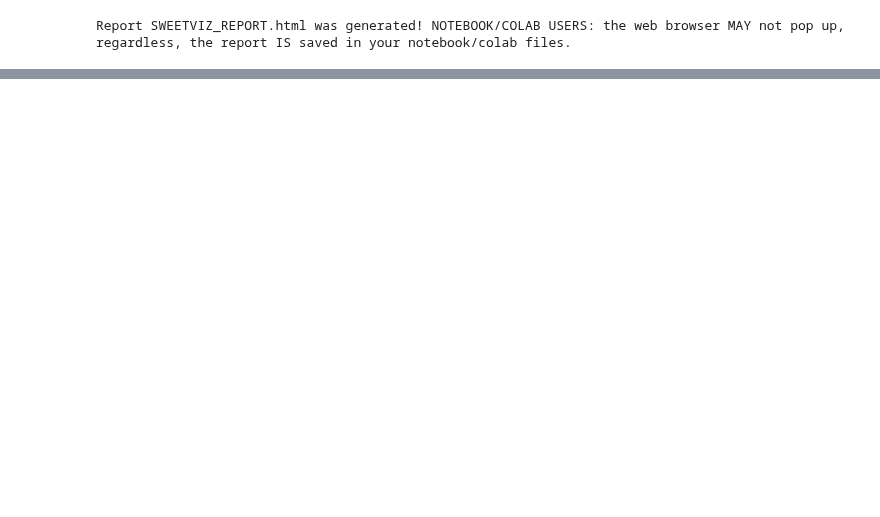
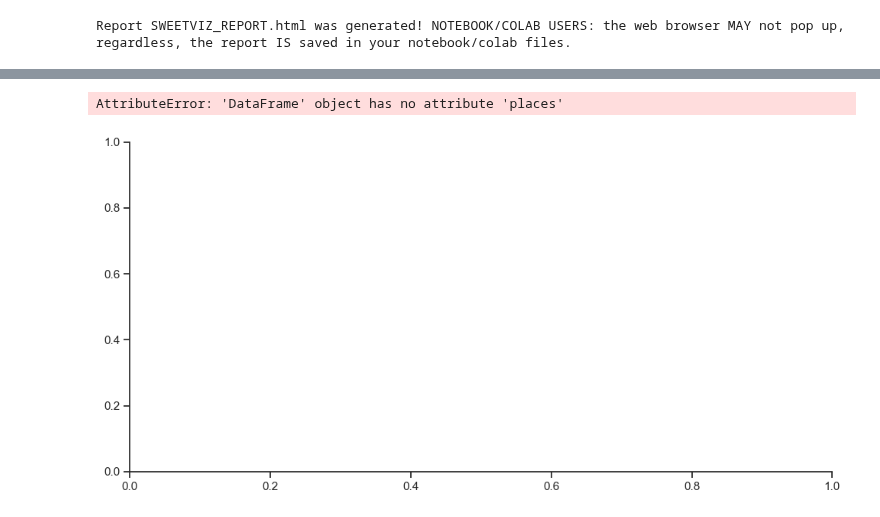
Before and after one commit to rromang/earthquake_modeling, a Jupyter notebook: noteboooks/data_exploration.ipynb, the cells around one changed output, grey strips where cells are left out. Drawn from its saved outputs; the diff is of its cells as text; code cells hidden in the pictures; blank space fills up the shorter version.

```diff
--- a/noteboooks/data_exploration.ipynb
+++ b/noteboooks/data_exploration.ipynb
@@ -204,0 +285,3 @@ Report SWEETVIZ_REPORT.html was generated! NOTEBOOK/COLAB USERS: the web browser
+# %%
+places_cnt = raw_data['place'].value_counts().rename_axis('places').to_frame('counts')
+places_cnt
@@ -204,0 +303,20 @@ Report SWEETVIZ_REPORT.html was generated! NOTEBOOK/COLAB USERS: the web browser
+# %%
+
+sns.set_theme(style="ticks")
+
+# diamonds = sns.load_dataset("diamonds")
+
+f, axs = plt.subplots(figsize=(10, 5))
+sns.despine(f)
+
+sns.countplot(
+    places_cnt.places,
+    x='counts',
+    palette="light:m_r",
+    edgecolor=".3",
+    linewidth=.5,
+    log_scale=False
+)
+# %% [output]
+AttributeError: 'DataFrame' object has no attribute 'places'
+[figure, added]
```
Also changed, not shown: parts of 5 cells of this notebook.
